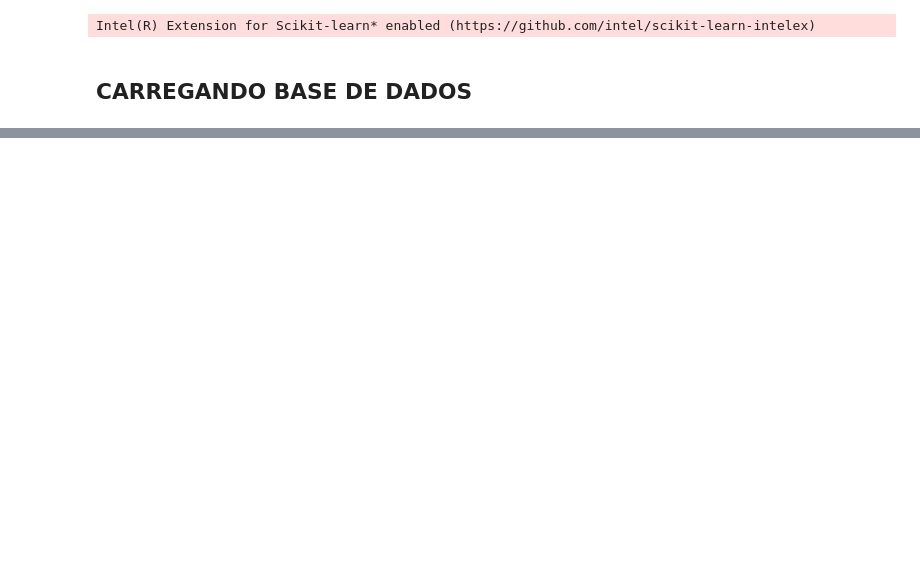
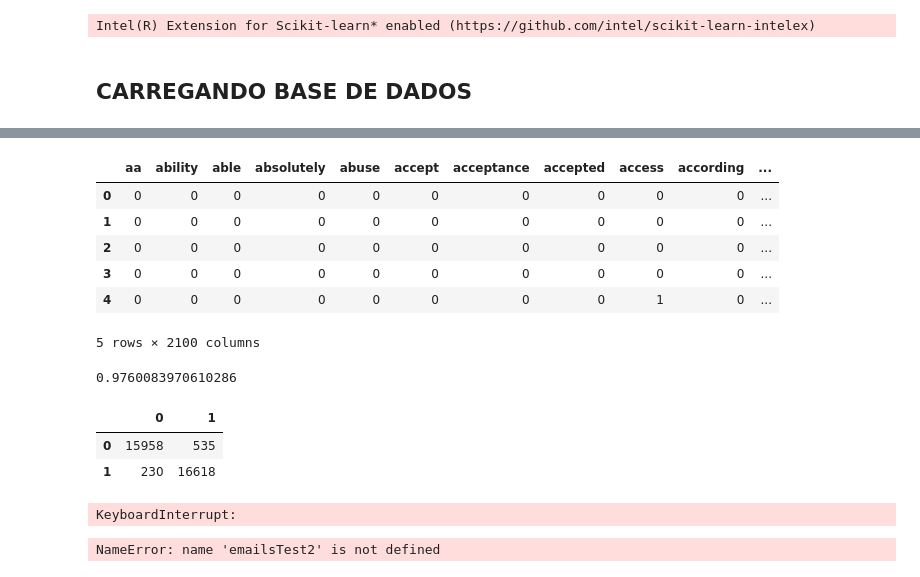
Before and after one commit to PlayerGhost/ciencia_de_dados_data_analysis, a Jupyter notebook: email_classificationTemp.ipynb, the cells around one changed output, grey strips where cells are left out. Drawn from its saved outputs; the diff is of its cells as text; code cells hidden in the pictures; blank space fills up the shorter version.

```diff
--- a/email_classificationTemp.ipynb
+++ b/email_classificationTemp.ipynb
@@ -261,10 +357,46 @@ cm_df
+# %%
+
+vectorizer = CountVectorizer(max_features=2100)
+X = vectorizer.fit_transform(emailsText)
+
+bag = pd.DataFrame(X.toarray(),columns=vectorizer.get_feature_names())
+
+bag.head()
+# %% [output]
+|  | aa | ability | able | absolutely | abuse | accept | acceptance | accepted | access | according | ... |
+| 0 | 0 | 0 | 0 | 0 | 0 | 0 | 0 | 0 | 0 | 0 | ... |
+| 1 | 0 | 0 | 0 | 0 | 0 | 0 | 0 | 0 | 0 | 0 | ... |
+| 2 | 0 | 0 | 0 | 0 | 0 | 0 | 0 | 0 | 0 | 0 | ... |
+| 3 | 0 | 0 | 0 | 0 | 0 | 0 | 0 | 0 | 0 | 0 | ... |
+| 4 | 0 | 0 | 0 | 0 | 0 | 0 | 0 | 0 | 1 | 0 | ... |
+5 rows × 2100 columns
+# %%
+X_treino, X_teste, y_treino, y_teste = train_test_split(bag.values,target,test_size=0.2)
+modelo = getModel().fit(X_treino,y_treino)
+score = modelo.score(X_teste,y_teste)
+#score = modelo.score(["alo"],[1])
+score
+# %% [output]
+0.9760083970610286
+# %%
+predicoes = cross_val_predict(getModel(), bag.values, target, cv=10)
+
+cm = confusion_matrix(target,predicoes,labels=[0, 1])
+
+cm_df = pd.DataFrame(cm, columns=[0, 1])
+
+cm_df
+# %% [output]
+|  | 0 | 1 |
+| 0 | 15958 | 535 |
+| 1 | 230 | 16618 |
 # %%
 emailsTest2 = []
 
-for email in teste2["text"]:
-    emailsTest2.append(wordsPreProcessing(email))
-
-print("ok")
+for email in t["text"]:
+    emailsTest2.append(NERProcessing(email))
+# %% [output]
+KeyboardInterrupt:
 # %%
 emailsTest3 = []
 
@@ -272,6 +404,12 @@ for email in teste["text"]:
     emailsTest3.append(wordsPreProcessing(email))
 
 print("ok")
+# %%
+X_new_counts = tfidfVectorizer.transform(emailsTest2)
+
+X_new_counts
+# %% [output]
+NameError: name 'emailsTest2' is not defined
 # %%
 #APAGAR DEPOIS
 
```
Also changed, not shown: parts of 20 cells of this notebook.
